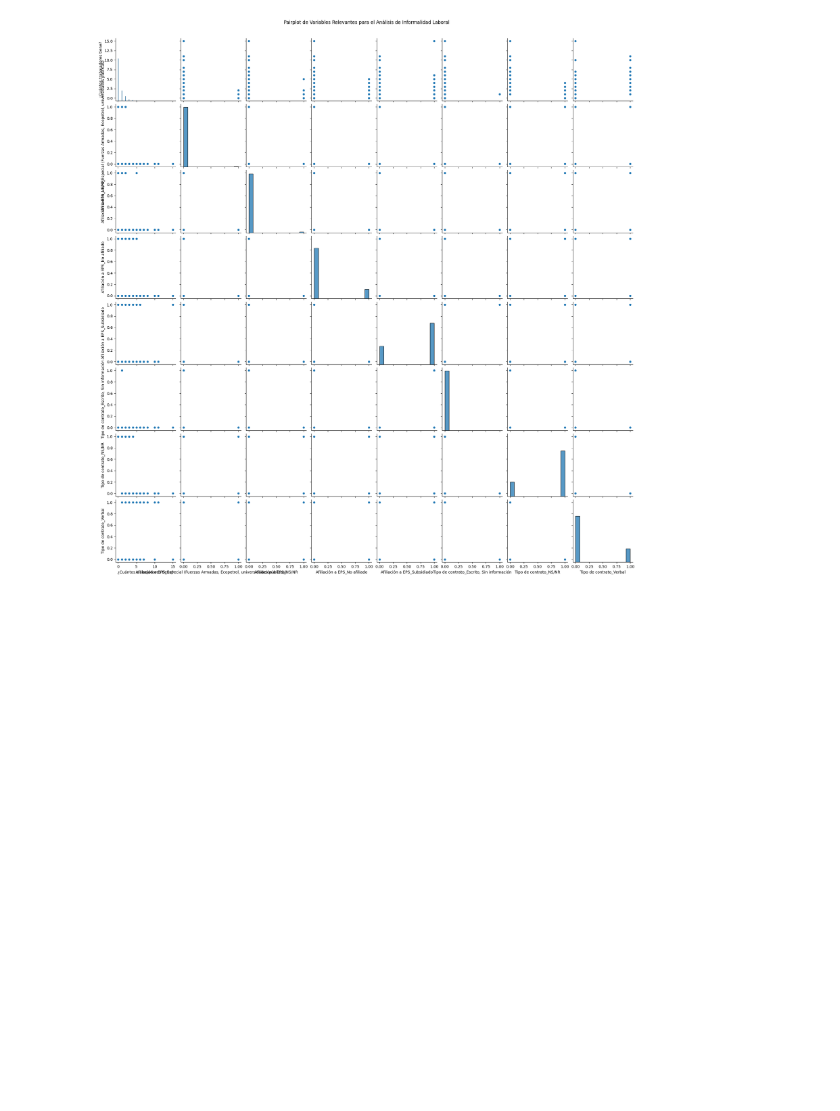
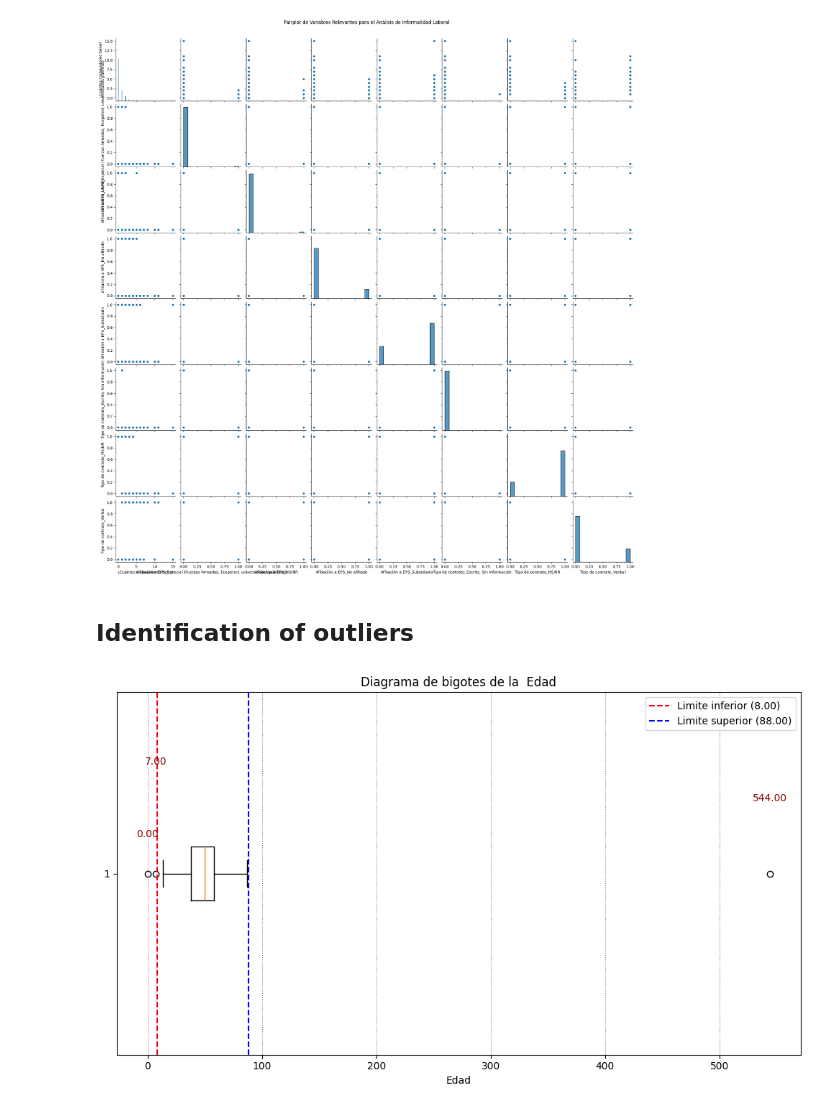
Before and after one commit to Esneider23/Project-talent, a Jupyter notebook: project/eda.ipynb, the cells around one changed output. Saved outputs shown, nothing was run; the diff lists cells and outputs as text; code cells hidden in the pictures; blank space fills up the shorter version.

Commit message:
add: outliers in the file eda.ipynb

```diff
--- a/project/eda.ipynb
+++ b/project/eda.ipynb
@@ -346,24 +344,24 @@ df['¿Qué tipo(s) de discapacidad tiene?'] = df['¿Qué tipo(s) de discapacidad
 # Replace NaN values in '¿Cuenta con sisben? with NS/NR
 df['¿Cuenta con SISBEN?'] = df['¿Cuenta con SISBEN?'].fillna('NS/NR')
 # %%
-# Definir las columnas de interés
-contratos = [
+# Define the columns related to the type of contract
+contracts_column = [
     "En su mayoría, ¿qué tipo de contrato tienen sus trabajadores?",
     "En su mayoría, ¿los contratos de trabajo son a término indefinido o a término fijo?"
 ]
 
 # Crear la nueva columna combinando las dos existentes
 df["Tipo de contrato"] = df.apply(
-    lambda row: f"{row[contratos[0]]}, {row[contratos[1]]}" if pd.notna(row[contratos[0]]) and pd.notna(row[contratos[1]])
-                else row[contratos[0]] if pd.notna(row[contratos[0]])
-                else row[contratos[1]] if pd.notna(row[contratos[1]])
+    lambda row: f"{row[contracts_column[0]]}, {row[contracts_column[1]]}" if pd.notna(row[contracts_column[0]]) and pd.notna(row[contracts_column[1]])
+                else row[contracts_column[0]] if pd.notna(row[contracts_column[0]])
+                else row[contracts_column[1]] if pd.notna(row[contracts_column[1]])
                 else "NS/NR",
     axis=1
 )
 # %%
 # change names of columns
 
-nombres = {
+names = {
     "¿Es Ud. Victima del Conflicto o Persona en Situación de Discapacidad?/Persona en situación de discapacidad": "Discapacidad",
     "¿Es Ud. Victima del Conflicto o Persona en Situación de Discapacidad?/Víctima del conflicto armado": "Víctima del conflicto",
     "¿Ud. Se autoreconoce en algunos de los siguientes grupos etnicos?": "Grupo étnico",
@@ -375,14 +373,14 @@ nombres = {
     "Normalmente, ¿a qué hora recibe la mercancía?": "Hora de recepción de mercancía",
 }
 
-df.rename(columns=nombres, inplace=True)
+df.rename(columns=names, inplace=True)
 
 with open('delete.json', 'r', encoding='utf-8') as file:
     data = json.load(file)
 
 delete = data['delete']
 df.drop(columns=columnas_productos  +
-        delete + columnas_eps + transporte + columnas_escolaridad + columnas_basuras + camara_de_comercio + contratos , inplace=True)
+        delete + columnas_eps + transporte + columnas_escolaridad + columnas_basuras + chamber_commerce + contracts_column , inplace=True)
 
 # Create a dictionary with the columns of the dataframe
 column_dict = {i: col for i, col in enumerate(df.columns)}
@@ -478,3 +476,43 @@ plt.show()
 # %% [output]
 <Figure size 1400x1000 with 0 Axes>
 [figure]
+# %% [markdown]
+## Identification of outliers
+# %%
+# Define the quantifiable column for age
+column = "Edad"  # Replace "Age" with the actual column name in your DataFrame
+
+# Calculate Q1, Q3, and IQR
+Q1 = df[column].quantile(0.25)
+Q3 = df[column].quantile(0.75)
+IQR = Q3 - Q1
+lower_limit = Q1 - 1.5 * IQR
+upper_limit = Q3 + 1.5 * IQR
+
+# Identify outliers
+outliers = df[(df[column] < lower_limit) | (df[column] > upper_limit)][column]
+
+# Create boxplot for the age column
+plt.figure(figsize=(10, 6))
+plt.boxplot(df[column].dropna(), vert=False)
+plt.title(f"Diagrama de bigotes de la  {column}")
+plt.xlabel(column)
+
+# Show limits and annotate outliers
+plt.axvline(lower_limit, color='red', linestyle='--', label=f"Limite inferior ({lower_limit:.2f})")
+plt.axvline(upper_limit, color='blue', linestyle='--', label=f"Limite superior ({upper_limit:.2f})")
+
+# Display gridlines for better readability
+plt.grid(axis='x', linestyle=':', color='gray')
+
+# Annotate each outlier with its value, offset for clarity
+for j, outlier in enumerate(outliers):
+    plt.text(outlier, 1.1 + (j * 0.1), f"{outlier:.2f}", color="darkred", ha='center', fontsize=10)
+
+# Add legend for limits
+plt.legend()
+
+plt.tight_layout()
+plt.show()
+# %% [output]
+[figure, added]
```
Also changed, not shown: parts of 3 cells of this notebook.
